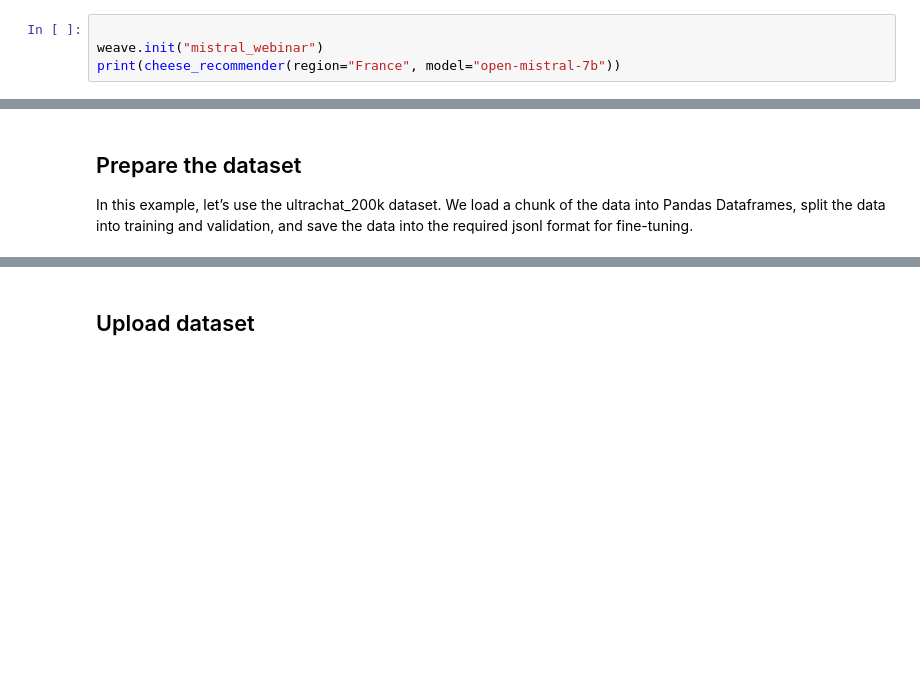
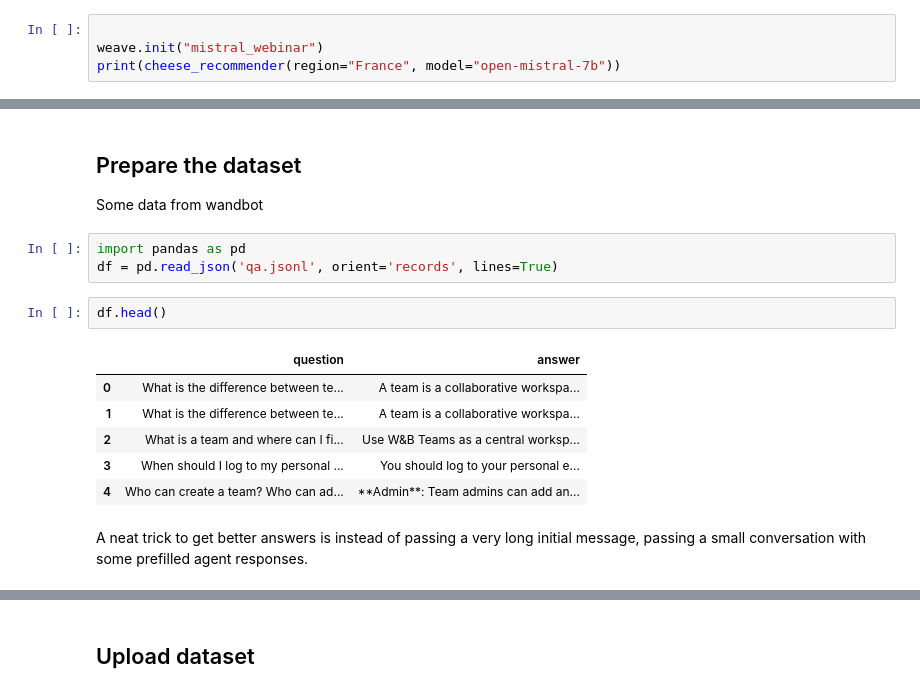
Before and after one commit to tcapelle/mistral_wandb, a Jupyter notebook: mistral_wandb.ipynb, the cells around one changed output, grey strips where cells are left out. Saved outputs shown, nothing was run; the diff lists cells and outputs as text; blank space fills up the shorter version.

Commit message:
initial W&B + MIstral demo

```diff
--- a/mistral_wandb.ipynb
+++ b/mistral_wandb.ipynb
@@ -50,7 +50,21 @@ print(cheese_recommender(region="France", model="open-mistral-7b"))
 # %% [markdown]
 You can view the traces by clicking the link above 👆
 ![](cheese_recomender.png)
-# %% [markdown]
-## Prepare the dataset
-
-In this example, let’s use the ultrachat_200k dataset. We load a chunk of the data into Pandas Dataframes, split the data into training and validation, and save the data into the required jsonl format for fine-tuning.
+# %% [markdown]
+## Prepare the dataset
+
+Some data from wandbot
+# %%
+import pandas as pd
+df = pd.read_json('qa.jsonl', orient='records', lines=True)
+# %%
+df.head()
+# %% [output]
+|  | question | answer |
+| 0 | What is the difference between te... | A team is a collaborative workspa... |
+| 1 | What is the difference between te... | A team is a collaborative workspa... |
+| 2 | What is a team and where can I fi... | Use W&B Teams as a central worksp... |
+| 3 | When should I log to my personal ... | You should log to your personal e... |
+| 4 | Who can create a team? Who can ad... | **Admin**: Team admins can add an... |
+# %% [markdown]
+A neat trick to get better answers is instead of passing a very long initial message, passing a small conversation with some prefilled agent responses.
```
Also changed, not shown: parts of 23 cells of this notebook, 1 other file.
